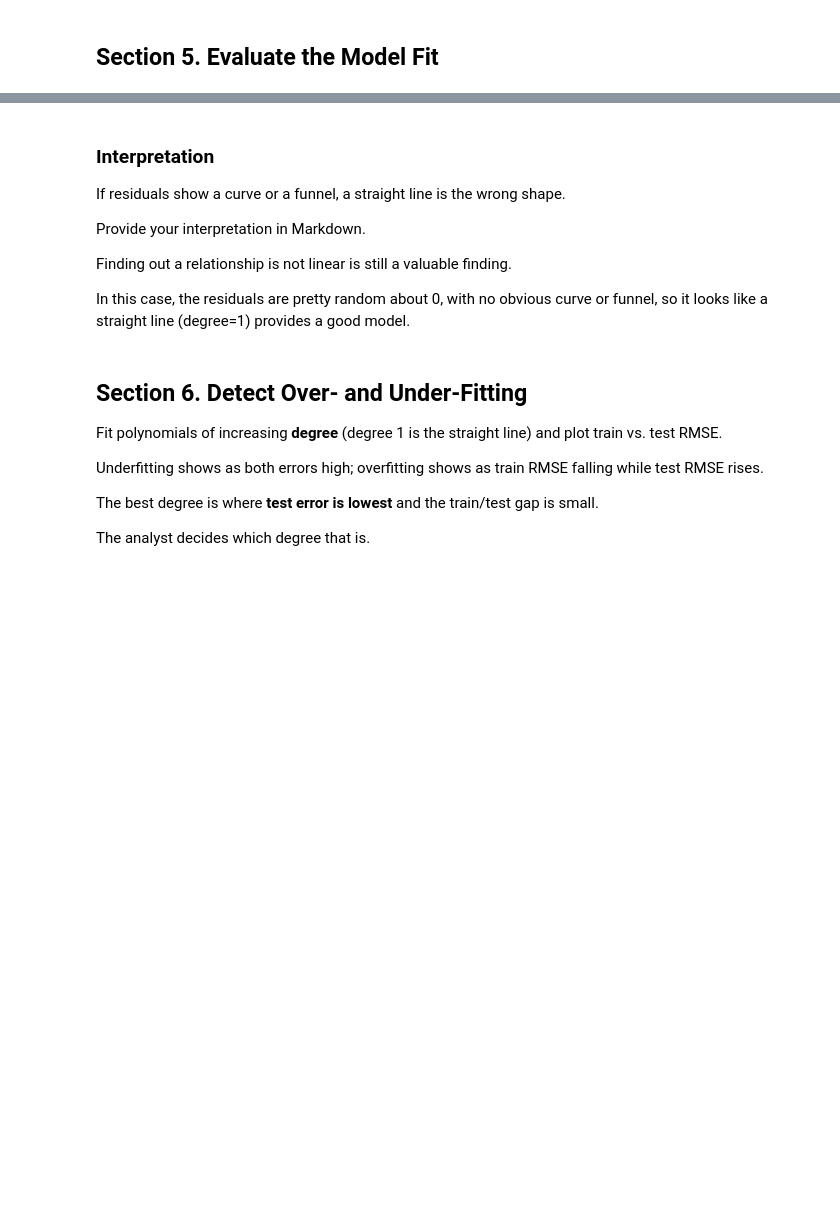
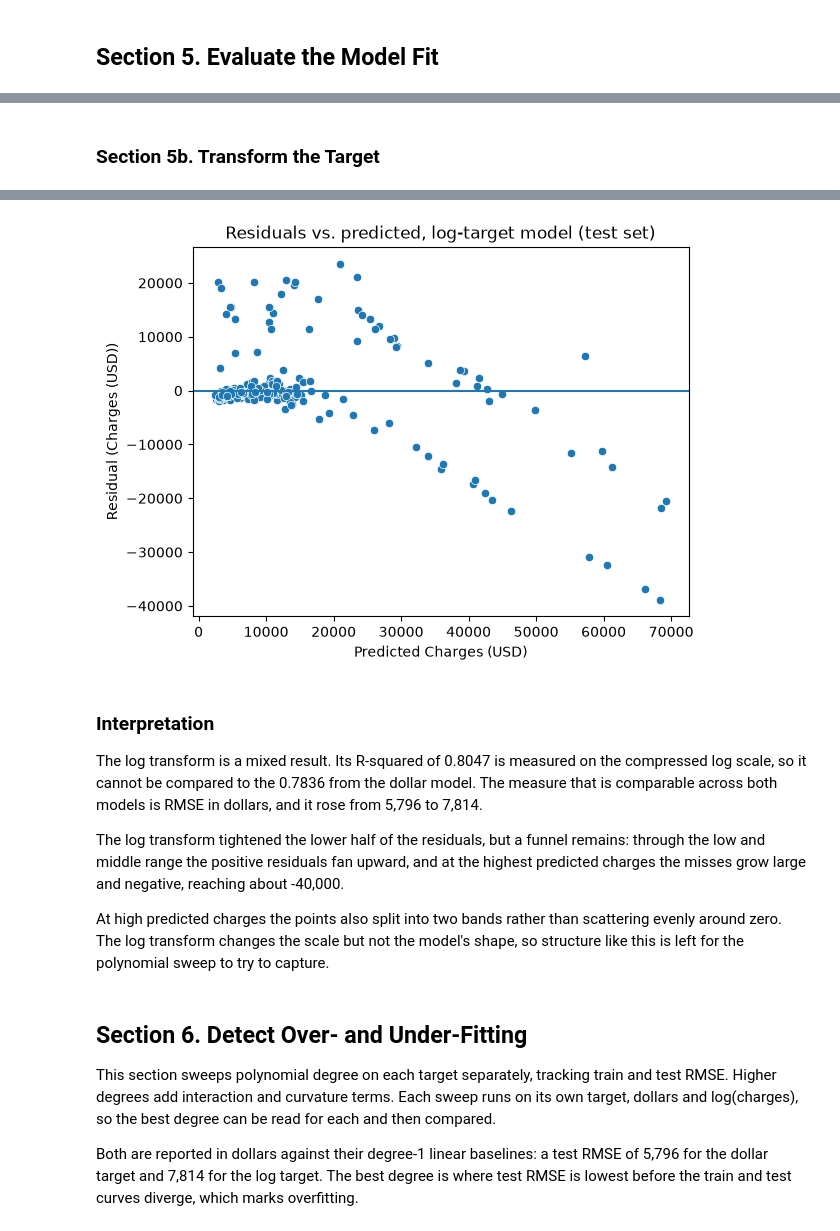
Before and after one commit to gracecode42/ml-04-regression, a Jupyter notebook: notebooks/ml_04_regression_insurance.ipynb, the cells around one changed output, grey strips where cells are left out. Drawn from its saved outputs; the diff is of its cells as text; code cells hidden in the pictures; blank space fills up the shorter version.

```diff
--- a/notebooks/ml_04_regression_insurance.ipynb
+++ b/notebooks/ml_04_regression_insurance.ipynb
@@ -329,0 +408,40 @@ plt.show()
+# %% [markdown]
+### Section 5b. Transform the Target
+# %%
+# === Section 5b. Transform the Target ===
+
+"""Refit on log(charges) to address the funnel in the residuals.
+
+WHY: charges is right-skewed, so the error grows with the prediction.
+Modeling log(charges) compresses the tail. We convert predictions back to
+dollars with np.exp() so RMSE stays comparable to the untransformed model.
+"""
+
+# np.log1p is log(1 + x); np.expm1 reverses it. Safe even if a charge were 0.
+y_train_log: np.ndarray = np.log1p(y_train)
+y_test_log: np.ndarray = np.log1p(y_test)
+
+log_model = LinearRegression().fit(X_train, y_train_log)
+
+# Predict in log space, then convert back to dollars to evaluate.
+y_hat_log: np.ndarray = log_model.predict(X_test)
+y_hat_dollars: np.ndarray = np.expm1(y_hat_log)
+
+log_residuals: np.ndarray = y_test - y_hat_dollars
+log_r2: float = float(log_model.score(X_test, y_test_log))
+log_rmse: float = float(np.sqrt(np.mean(log_residuals**2)))
+
+LOG.info("Log-target model, evaluated back in dollars:")
+LOG.info(f"  R-squared (log space): {log_r2:.4f}")
+LOG.info(f"  RMSE (dollars):        {log_rmse:.3f}")
+
+# Residual plot in dollars, to compare with the untransformed plot above.
+plt.figure()
+sns.scatterplot(x=y_hat_dollars, y=log_residuals)
+plt.axhline(0)
+plt.xlabel(f"Predicted {TARGET_LABEL}")
+plt.ylabel(f"Residual ({TARGET_LABEL})")
+plt.title("Residuals vs. predicted, log-target model (test set)")
+plt.savefig("../docs/images/residuals_insurance_log.png", dpi=150, bbox_inches="tight")
+plt.show()
+# %% [output]
@@ -330,29 +451,33 @@ plt.show()
+[figure, added]
 # %% [markdown]
 ### Interpretation
 
-If residuals show a curve or a funnel,
-a straight line is the wrong shape.
+The log transform is a mixed result. Its R-squared of 0.8047 is measured on the
+compressed log scale, so it cannot be compared to the 0.7836 from the dollar
+model. The measure that is comparable across both models is RMSE in dollars, and
+it rose from 5,796 to 7,814.
 
-Provide your interpretation in Markdown.
+The log transform tightened the lower half of the residuals, but a funnel
+remains: through the low and middle range the positive residuals fan upward, and
+at the highest predicted charges the misses grow large and negative, reaching
+about -40,000.
 
-Finding out a relationship is not linear is still a valuable finding.
-
-In this case, the residuals are pretty random about 0, with no obvious curve or funnel,
-so it looks like a straight line (degree=1) provides a good model.
+At high predicted charges the points also split into two bands rather
+than scattering evenly around zero. The log transform changes the scale but not
+the model's shape, so structure like this is left for the polynomial sweep to try
+to capture.
 # %% [markdown]
 ## Section 6. Detect Over- and Under-Fitting
 
-Fit polynomials of increasing **degree**
-(degree 1 is the straight line) and plot
-train vs. test RMSE.
+This section sweeps polynomial degree on each target separately, tracking train
+and test RMSE. Higher degrees add interaction and curvature terms. Each sweep
+runs on its own target, dollars and log(charges), so the best degree can be read
+for each and then compared.
 
-Underfitting shows as both errors high;
-overfitting shows as train RMSE falling while test RMSE rises.
-
-The best degree is where **test error is lowest**
-and the train/test gap is small.
-
-The analyst decides which degree that is.
+Both are reported in dollars against their degree-1 linear baselines: a test RMSE
+of 5,796 for the dollar target and 7,814 for the log target. The best degree is
+where test RMSE is lowest before the train and test curves diverge, which marks
+overfitting.
 # %%
 # === Section 6. Detect Over- and Under-Fitting ===
 
```
Also changed, not shown: parts of 32 cells of this notebook, 5 other files.
